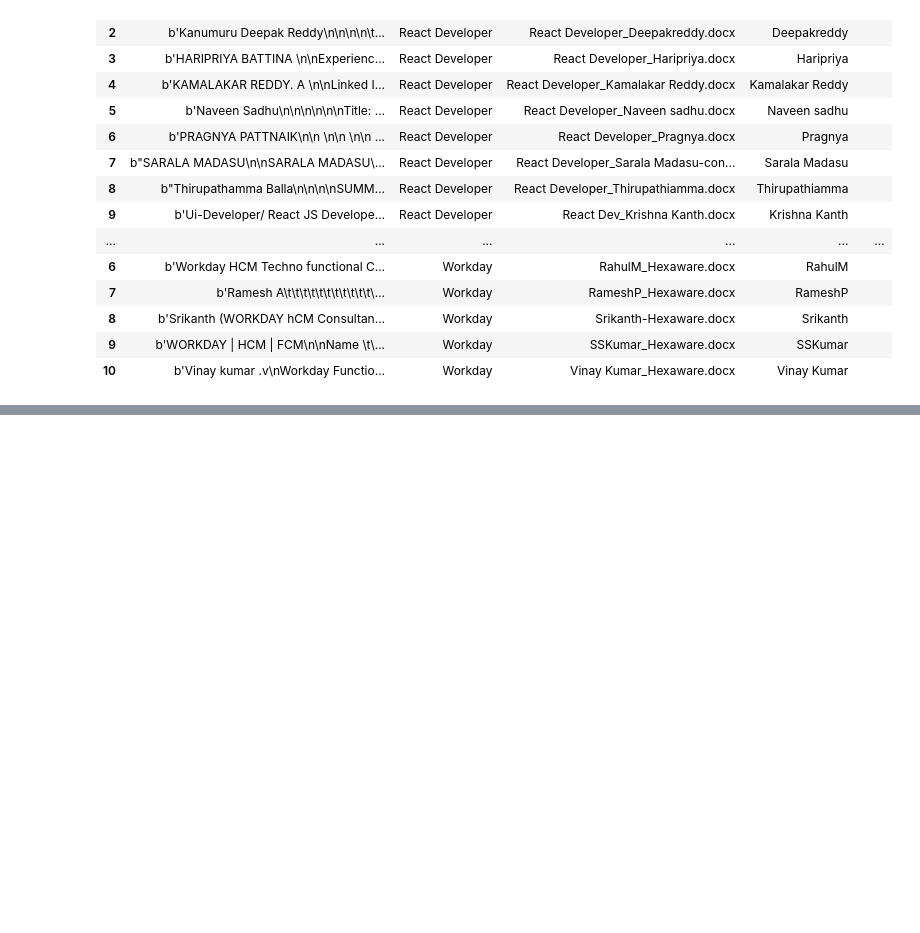
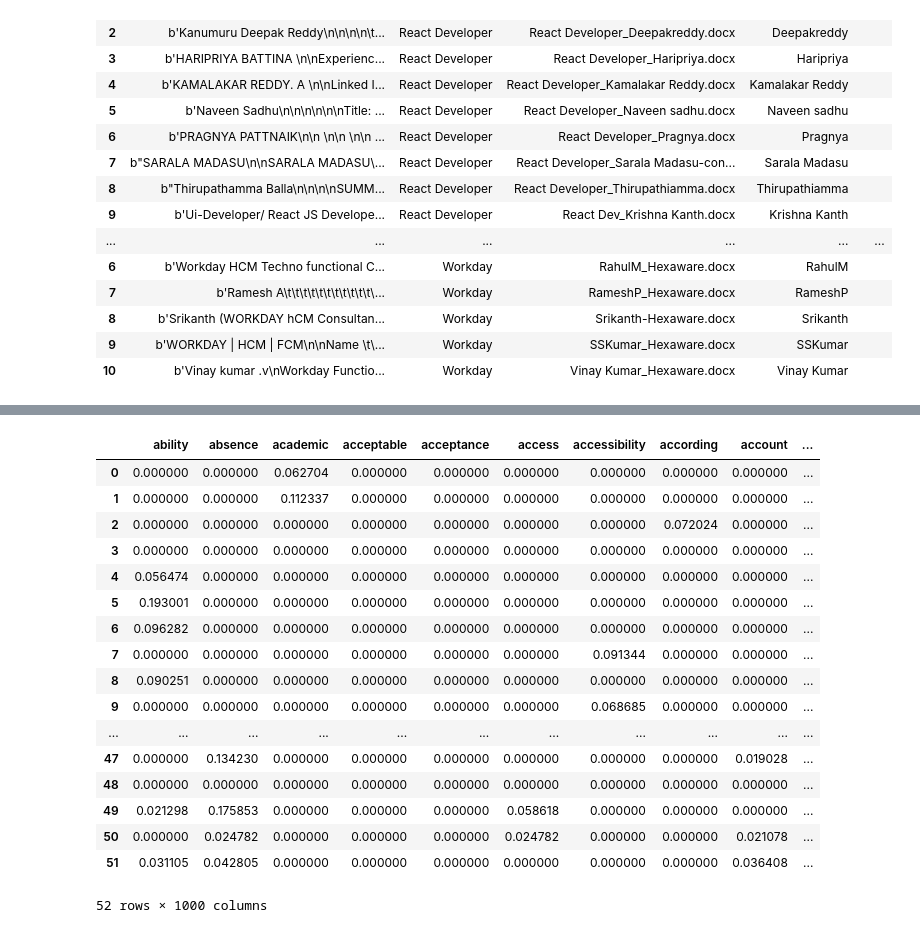
Before and after one commit to codegopi/Resume-Category, a Jupyter notebook: ResFit.ipynb, the cells around one changed output, grey strips where cells are left out. Cells and saved outputs as stored; diff of their text form; code cells hidden in the pictures; blank space fills up the shorter version.

```diff
--- a/ResFit.ipynb
+++ b/ResFit.ipynb
@@ -386,0 +432,27 @@ memory usage: 2.4+ KB
+# %%
+vect = TfidfVectorizer(stop_words="english", max_features=1000, max_df=0.5, smooth_idf=True)
+doc_vect = vect.fit_transform(t6["data"])
+fname = vect.get_feature_names_out()
+dense = doc_vect.todense()
+denselist = dense.tolist()
+df = pd.DataFrame(denselist, columns = fname)
+df
+# %% [output]
+|  | ability | absence | academic | acceptable | acceptance | access | accessibility | according | account | ... |
+| 0 | 0.000000 | 0.000000 | 0.062704 | 0.000000 | 0.000000 | 0.000000 | 0.000000 | 0.000000 | 0.000000 | ... |
+| 1 | 0.000000 | 0.000000 | 0.112337 | 0.000000 | 0.000000 | 0.000000 | 0.000000 | 0.000000 | 0.000000 | ... |
+| 2 | 0.000000 | 0.000000 | 0.000000 | 0.000000 | 0.000000 | 0.000000 | 0.000000 | 0.072024 | 0.000000 | ... |
+| 3 | 0.000000 | 0.000000 | 0.000000 | 0.000000 | 0.000000 | 0.000000 | 0.000000 | 0.000000 | 0.000000 | ... |
+| 4 | 0.056474 | 0.000000 | 0.000000 | 0.000000 | 0.000000 | 0.000000 | 0.000000 | 0.000000 | 0.000000 | ... |
+| 5 | 0.193001 | 0.000000 | 0.000000 | 0.000000 | 0.000000 | 0.000000 | 0.000000 | 0.000000 | 0.000000 | ... |
+| 6 | 0.096282 | 0.000000 | 0.000000 | 0.000000 | 0.000000 | 0.000000 | 0.000000 | 0.000000 | 0.000000 | ... |
+| 7 | 0.000000 | 0.000000 | 0.000000 | 0.000000 | 0.000000 | 0.000000 | 0.091344 | 0.000000 | 0.000000 | ... |
+| 8 | 0.090251 | 0.000000 | 0.000000 | 0.000000 | 0.000000 | 0.000000 | 0.000000 | 0.000000 | 0.000000 | ... |
+| 9 | 0.000000 | 0.000000 | 0.000000 | 0.000000 | 0.000000 | 0.000000 | 0.068685 | 0.000000 | 0.000000 | ... |
+| ... | ... | ... | ... | ... | ... | ... | ... | ... | ... | ... |
+| 47 | 0.000000 | 0.134230 | 0.000000 | 0.000000 | 0.000000 | 0.000000 | 0.000000 | 0.000000 | 0.019028 | ... |
+| 48 | 0.000000 | 0.000000 | 0.000000 | 0.000000 | 0.000000 | 0.000000 | 0.000000 | 0.000000 | 0.000000 | ... |
+| 49 | 0.021298 | 0.175853 | 0.000000 | 0.000000 | 0.000000 | 0.058618 | 0.000000 | 0.000000 | 0.000000 | ... |
+| 50 | 0.000000 | 0.024782 | 0.000000 | 0.000000 | 0.000000 | 0.024782 | 0.000000 | 0.000000 | 0.021078 | ... |
+| 51 | 0.031105 | 0.042805 | 0.000000 | 0.000000 | 0.000000 | 0.000000 | 0.000000 | 0.000000 | 0.036408 | ... |
+52 rows × 1000 columns
```
Also changed, not shown: parts of 47 cells of this notebook.
